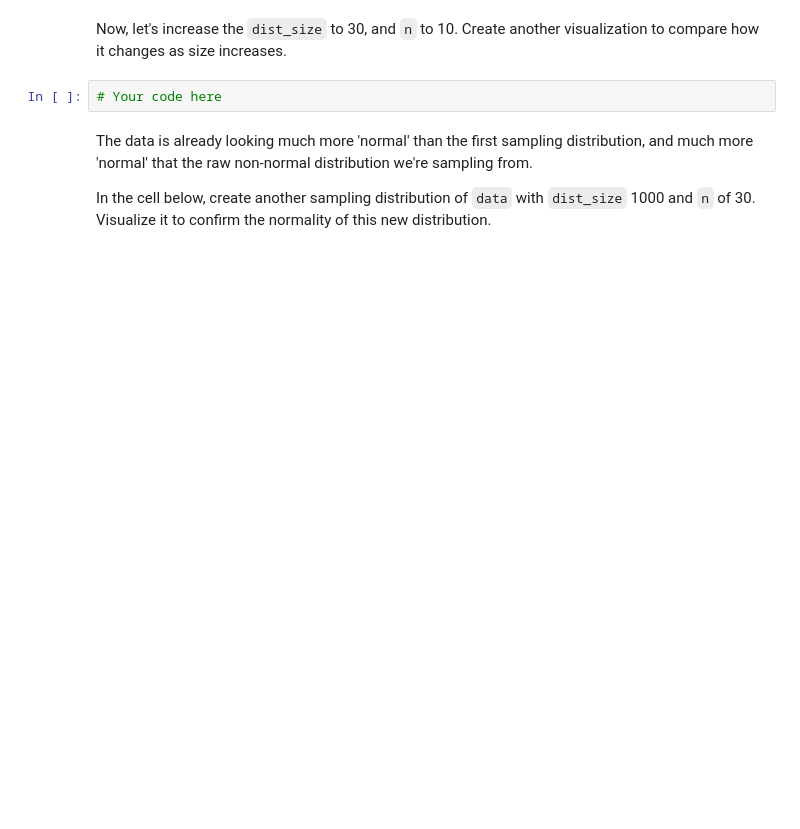
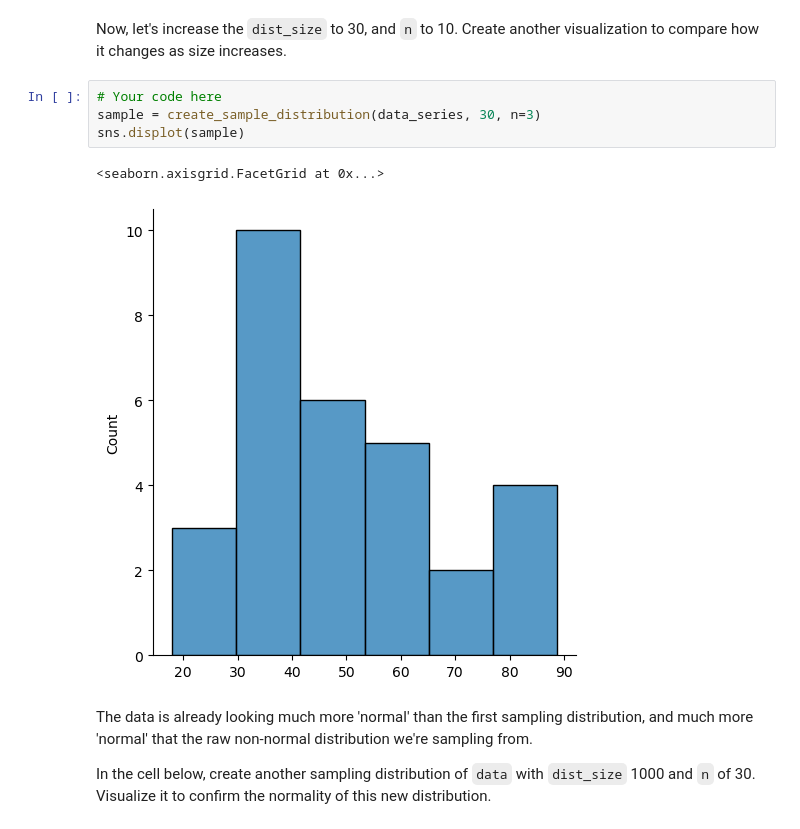
Before and after one commit to kev065/dsc-central-limit-theorem-lab, a Jupyter notebook: index.ipynb, the cells around one changed output. Drawn from its saved outputs; the diff is of its cells as text; blank space fills up the shorter version.

```diff
--- a/index.ipynb
+++ b/index.ipynb
@@ -121,6 +156,11 @@ In the cell below, create a sampling distribution from `data` of `dist_size` 10,
 Now, let's increase the `dist_size` to 30, and `n` to 10.  Create another visualization to compare how it changes as size increases.
 # %%
 # Your code here
+sample = create_sample_distribution(data_series, 30, n=3)
+sns.displot(sample)
+# %% [output]
+<seaborn.axisgrid.FacetGrid at 0x...>
+[figure, added]
 # %% [markdown]
 The data is already looking much more 'normal' than the first sampling distribution, and much more 'normal' that the raw non-normal distribution we're sampling from.
 
```
Also changed, not shown: parts of 8 cells of this notebook.
